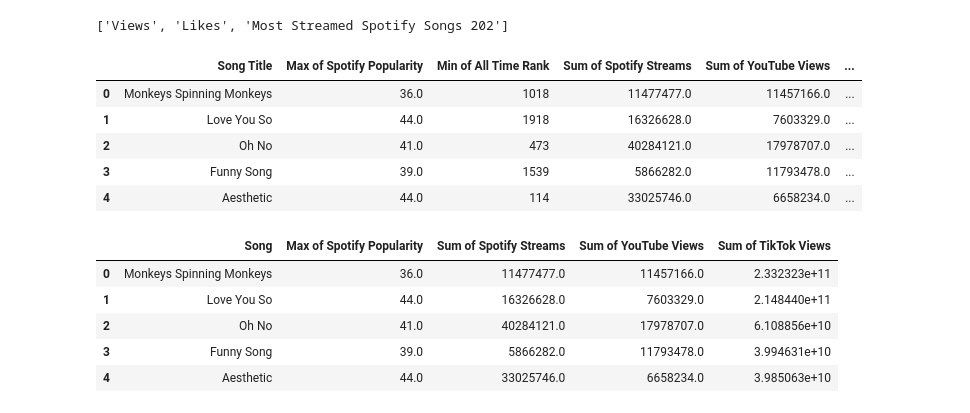
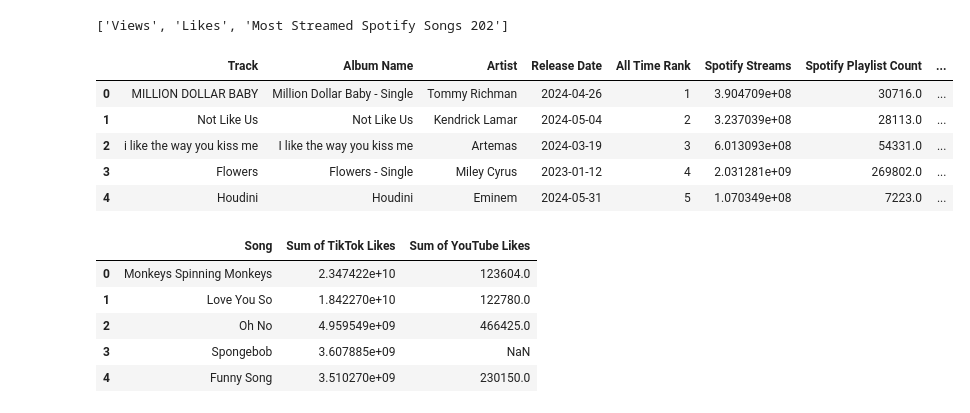
Before and after one commit to qstibbins/project-1, a Jupyter notebook: data.ipynb, the cells around one changed output. Cells and saved outputs as stored; diff of their text form; code cells hidden in the pictures.

```diff
--- a/data.ipynb
+++ b/data.ipynb
@@ -17,41 +19,60 @@ print(xls.sheet_names)
 # %%
 # Load the 'Likes' sheet
 likes_df = pd.read_excel(xls, sheet_name='Likes', skiprows=2)
 
 # Rename 'Row Labels' column
 likes_df.rename(columns={'Row Labels': 'Song Title'}, inplace=True)
 
 # Load the 'Views' sheet
 views_df = pd.read_excel(xls, sheet_name='Views', skiprows=2)
 views_df.rename(columns={'Row Labels': 'Song Title'}, inplace=True)
 
 most_streamed_df = pd.read_excel(xls, sheet_name='Most Streamed Spotify Songs 202')
 
-views_df.head()
+# Specifying  columns that we're using for the purposes of our study
+most_streamed_df = most_streamed_df[["Track",
+"Album Name",
+"Artist",
+"Release Date",
+"All Time Rank",
+"Spotify Streams",
+"Spotify Playlist Count",
+"Spotify Playlist Reach",
+"Spotify Popularity",
+"YouTube Views",
+"YouTube Likes",
+"TikTok Posts",
+"TikTok Likes",
+"TikTok Views",
+"YouTube Playlist Reach",
+"Explicit Track"]]
+most_streamed_df.head()
 # %% [output]
-|  | Song Title | Max of Spotify Popularity | Min of All Time Rank | Sum of Spotify Streams | Sum of YouTube Views | ... |
-| 0 | Monkeys Spinning Monkeys | 36.0 | 1018 | 11477477.0 | 11457166.0 | ... |
-| 1 | Love You So | 44.0 | 1918 | 16326628.0 | 7603329.0 | ... |
-| 2 | Oh No | 41.0 | 473 | 40284121.0 | 17978707.0 | ... |
-| 3 | Funny Song | 39.0 | 1539 | 5866282.0 | 11793478.0 | ... |
-| 4 | Aesthetic | 44.0 | 114 | 33025746.0 | 6658234.0 | ... |
+|  | Track | Album Name | Artist | Release Date | All Time Rank | Spotify Streams | Spotify Playlist Count | ... |
+| 0 | MILLION DOLLAR BABY | Million Dollar Baby - Single | Tommy Richman | 2024-04-26 | 1 | 3.904709e+08 | 30716.0 | ... |
+| 1 | Not Like Us | Not Like Us | Kendrick Lamar | 2024-05-04 | 2 | 3.237039e+08 | 28113.0 | ... |
+| 2 | i like the way you kiss me | I like the way you kiss me | Artemas | 2024-03-19 | 3 | 6.013093e+08 | 54331.0 | ... |
+| 3 | Flowers | Flowers - Single | Miley Cyrus | 2023-01-12 | 4 | 2.031281e+09 | 269802.0 | ... |
+| 4 | Houdini | Houdini | Eminem | 2024-05-31 | 5 | 1.070349e+08 | 7223.0 | ... |
 # %%
 # Ensure that the key columns have consistent names across DataFrames to facilitate merging
 likes_df.rename(columns={'Song Title': 'Song'}, inplace=True)
 views_df.rename(columns={'Song Title': 'Song'}, inplace=True)
+most_streamed_df.rename(columns={'Track': 'Song'}, inplace=True)
 
 # Select relevant columns
 likes_df = likes_df[['Song', 'Sum of TikTok Likes', 'Sum of YouTube Likes']]
-views_df = views_df[['Song', 'Max of Spotify Popularity', 'Sum of Spotify Streams', 'Sum of YouTube Views', 'Sum of TikTok Views']]
+complete_views_df = views_df[['Song', 'Max of Spotify Popularity', 'Sum of Spotify Streams', 'Sum of YouTube Views', 'Sum of TikTok Views']]
+youtube_views_df = views_df[['Song', 'Sum of YouTube Views', 'Sum of TikTok Views']]
 
-views_df.head()
+likes_df.head()
 # %% [output]
-|  | Song | Max of Spotify Popularity | Sum of Spotify Streams | Sum of YouTube Views | Sum of TikTok Views |
-| 0 | Monkeys Spinning Monkeys | 36.0 | 11477477.0 | 11457166.0 | 2.332323e+11 |
-| 1 | Love You So | 44.0 | 16326628.0 | 7603329.0 | 2.148440e+11 |
-| 2 | Oh No | 41.0 | 40284121.0 | 17978707.0 | 6.108856e+10 |
-| 3 | Funny Song | 39.0 | 5866282.0 | 11793478.0 | 3.994631e+10 |
-| 4 | Aesthetic | 44.0 | 33025746.0 | 6658234.0 | 3.985063e+10 |
+|  | Song | Sum of TikTok Likes | Sum of YouTube Likes |
+| 0 | Monkeys Spinning Monkeys | 2.347422e+10 | 123604.0 |
+| 1 | Love You So | 1.842270e+10 | 122780.0 |
+| 2 | Oh No | 4.959549e+09 | 466425.0 |
+| 3 | Spongebob | 3.607885e+09 | NaN |
+| 4 | Funny Song | 3.510270e+09 | 230150.0 |
 # %%
 # Combine the two DataFrames based on the 'Song' column
 merged_df = pd.merge(likes_df, views_df, on='Song', how='inner')
```
Also changed, not shown: parts of 32 cells of this notebook, 1 other file.
